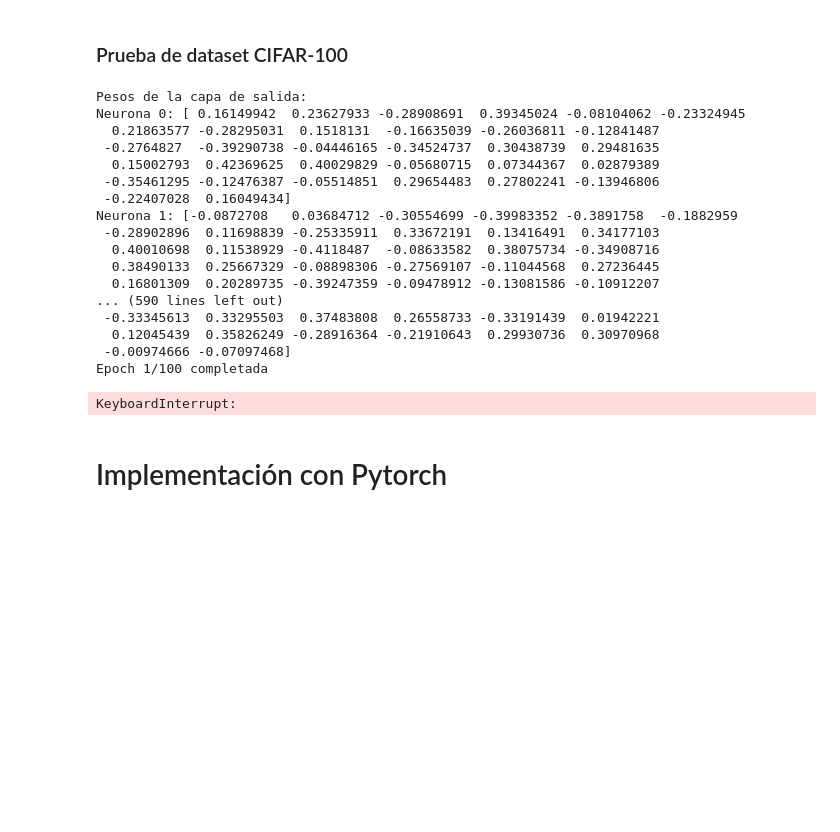
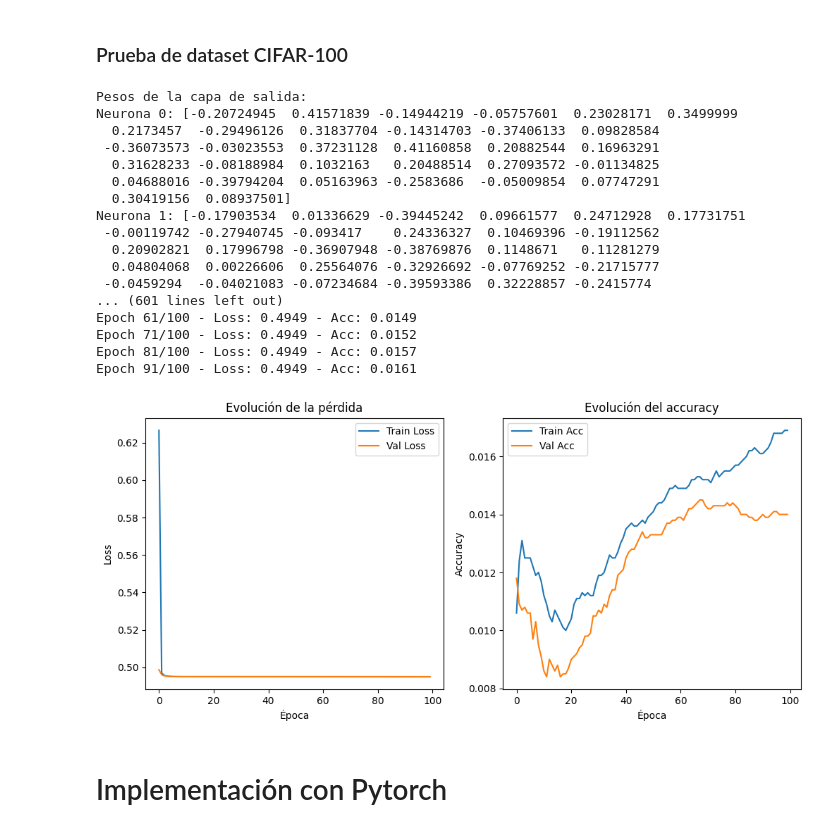
Before and after one commit to Luklr/SI-2025, a Jupyter notebook: TP-Final-Perceptron/perceptron_multicapa.ipynb, the cells around one changed output. Drawn from its saved outputs; the diff is of its cells as text; code cells hidden in the pictures; blank space fills up the shorter version.

```diff
--- a/TP-Final-Perceptron/perceptron_multicapa.ipynb
+++ b/TP-Final-Perceptron/perceptron_multicapa.ipynb
@@ -459,23 +366,22 @@ output_size = 100  # 100 clases para CIFAR-100
 mlp = NeuralNetwork([input_size, hidden_size1, hidden_size2, output_size], learning_rate=0.01)
 
 # Entrenamos la red
-mlp.train(X_train, y_train, epochs=100)
+history = mlp.train(X_train, y_train, epochs=100, X_val=X_test, Y_val=y_test)
 # %% [output]
 Pesos de la capa de salida:
-Neurona 0: [ 0.16149942  0.23627933 -0.28908691  0.39345024 -0.08104062 -0.23324945
-  0.21863577 -0.28295031  0.1518131  -0.16635039 -0.26036811 -0.12841487
- -0.2764827  -0.39290738 -0.04446165 -0.34524737  0.30438739  0.29481635
-  0.15002793  0.42369625  0.40029829 -0.05680715  0.07344367  0.02879389
- -0.35461295 -0.12476387 -0.05514851  0.29654483  0.27802241 -0.13946806
- -0.22407028  0.16049434]
-Neurona 1: [-0.0872708   0.03684712 -0.30554699 -0.39983352 -0.3891758  -0.1882959
- -0.28902896  0.11698839 -0.25335911  0.33672191  0.13416491  0.34177103
-  0.40010698  0.11538929 -0.4118487  -0.08633582  0.38075734 -0.34908716
-  0.38490133  0.25667329 -0.08898306 -0.27569107 -0.11044568  0.27236445
-  0.16801309  0.20289735 -0.39247359 -0.09478912 -0.13081586 -0.10912207
-... (590 lines left out)
- -0.33345613  0.33295503  0.37483808  0.26558733 -0.33191439  0.01942221
-  0.12045439  0.35826249 -0.28916364 -0.21910643  0.29930736  0.30970968
- -0.00974666 -0.07097468]
-Epoch 1/100 completada
+Neurona 0: [-0.20724945  0.41571839 -0.14944219 -0.05757601  0.23028171  0.3499999
+  0.2173457  -0.29496126  0.31837704 -0.14314703 -0.37406133  0.09828584
+ -0.36073573 -0.03023553  0.37231128  0.41160858  0.20882544  0.16963291
+  0.31628233 -0.08188984  0.1032163   0.20488514  0.27093572 -0.01134825
+  0.04688016 -0.39794204  0.05163963 -0.2583686  -0.05009854  0.07747291
+  0.30419156  0.08937501]
+Neurona 1: [-0.17903534  0.01336629 -0.39445242  0.09661577  0.24712928  0.17731751
+ -0.00119742 -0.27940745 -0.093417    0.24336327  0.10469396 -0.19112562
+  0.20902821  0.17996798 -0.36907948 -0.38769876  0.1148671   0.11281279
+  0.04804068  0.00226606  0.25564076 -0.32926692 -0.07769252 -0.21715777
+ -0.0459294  -0.04021083 -0.07234684 -0.39593386  0.32228857 -0.2415774
+... (601 lines left out)
+Epoch 61/100 - Loss: 0.4949 - Acc: 0.0149
+Epoch 71/100 - Loss: 0.4949 - Acc: 0.0152
+Epoch 81/100 - Loss: 0.4949 - Acc: 0.0157
+Epoch 91/100 - Loss: 0.4949 - Acc: 0.0161
-KeyboardInterrupt:
@@ -490,3 +388,24 @@ print(f"Precisión en el subconjunto de test: {correct}/{len(X_test)}")
+# %%
+# --- GRAFICAR LOSS Y ACCURACY ---
+plt.figure(figsize=(12,5))
+plt.subplot(1,2,1)
+plt.plot(history['loss'], label='Train Loss')
+plt.plot(history['val_loss'], label='Val Loss')
+plt.xlabel('Época')
+plt.ylabel('Loss')
+plt.legend()
+plt.title('Evolución de la pérdida')
+
+plt.subplot(1,2,2)
+plt.plot(history['accuracy'], label='Train Acc')
+plt.plot(history['val_accuracy'], label='Val Acc')
+plt.xlabel('Época')
+plt.ylabel('Accuracy')
+plt.legend()
+plt.title('Evolución del accuracy')
+plt.show()
+# %% [output]
+[figure, added]
 # %% [markdown]
 # Implementación con Pytorch
 # %% [markdown]
```
Also changed, not shown: parts of 21 cells of this notebook.
